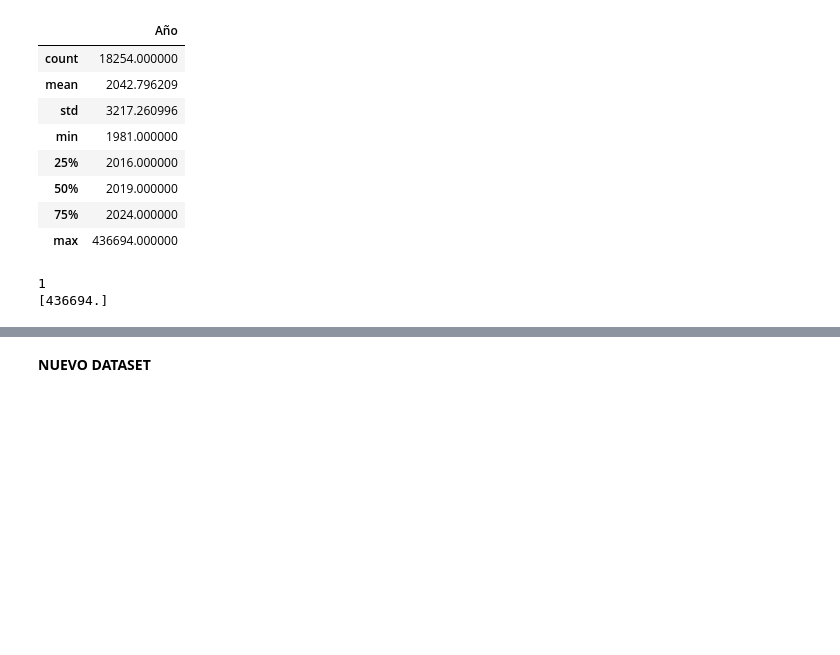
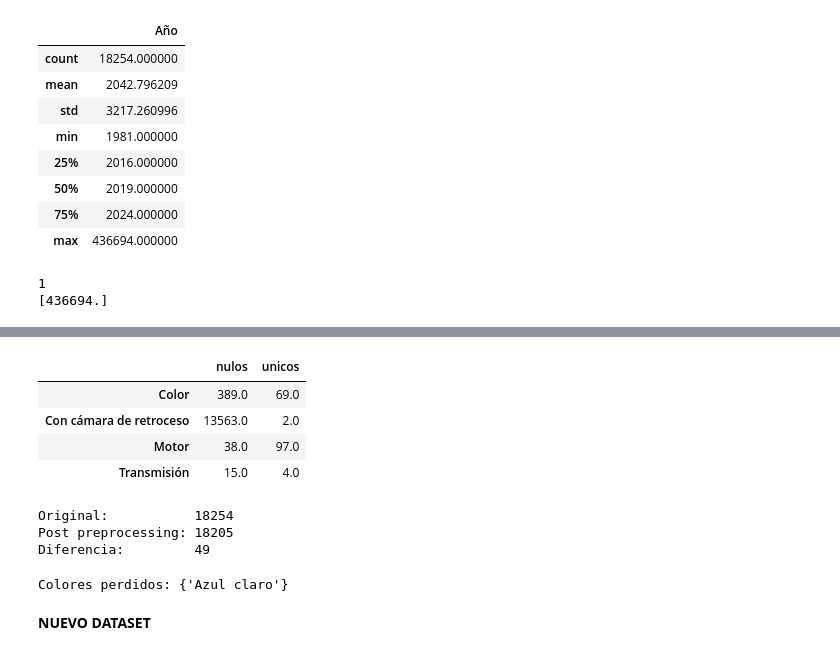
Before and after one commit to PilarOtero/Gurevich_Otero_Informe_PF, a Jupyter notebook: notebook/Gurevich_Otero_Notebook_PF.ipynb, the cells around one changed output, grey strips where cells are left out. Cells and saved outputs as stored; diff of their text form; code cells hidden in the pictures; blank space fills up the shorter version.

```diff
--- a/notebook/Gurevich_Otero_Notebook_PF.ipynb
+++ b/notebook/Gurevich_Otero_Notebook_PF.ipynb
@@ -213,3 +226,28 @@ Tamaño final del dataset ->  (17778, 14)
+# %%
+display(pd.DataFrame({
+    "nulos": data.isnull().sum(),
+     "unicos": data_pre.nunique()
+}).query("nulos > 0"))
+# %% [output]
+|  | nulos | unicos |
+| Color | 389.0 | 69.0 |
+| Con cámara de retroceso | 13563.0 | 2.0 |
+| Motor | 38.0 | 97.0 |
+| Transmisión | 15.0 | 4.0 |
+# %%
+print("Original:          ", data.shape[0])
+print("Post preprocessing:", data_pre.shape[0])
+print("Diferencia:        ", data.shape[0] - data_pre.shape[0])
+# %% [output]
+Original:           18254
+Post preprocessing: 18205
+Diferencia:         49
+# %%
+colores_originales = set(data["Color"].dropna().unique())
+colores_post = set(data_pre["Color"].dropna().unique())
+print("Colores perdidos:", colores_originales - colores_post)
+# %% [output]
+Colores perdidos: {'Azul claro'}
 # %% [markdown]
 **NUEVO DATASET**
 # %%
```
Also changed, not shown: parts of 15 cells of this notebook, 1 other file.
